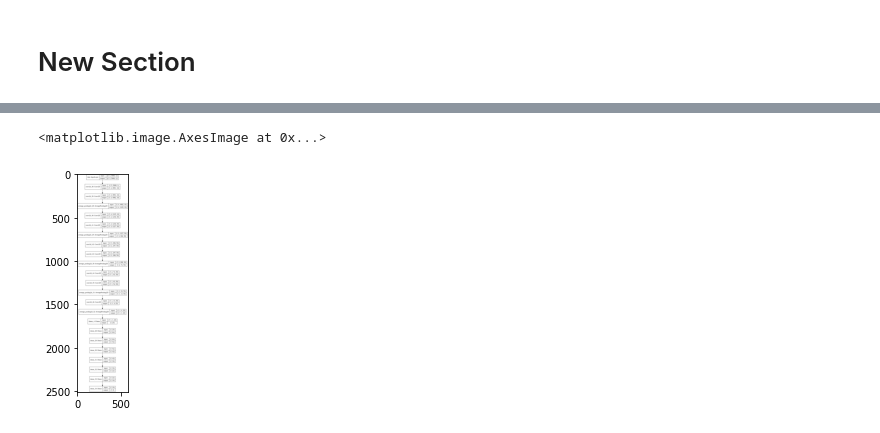
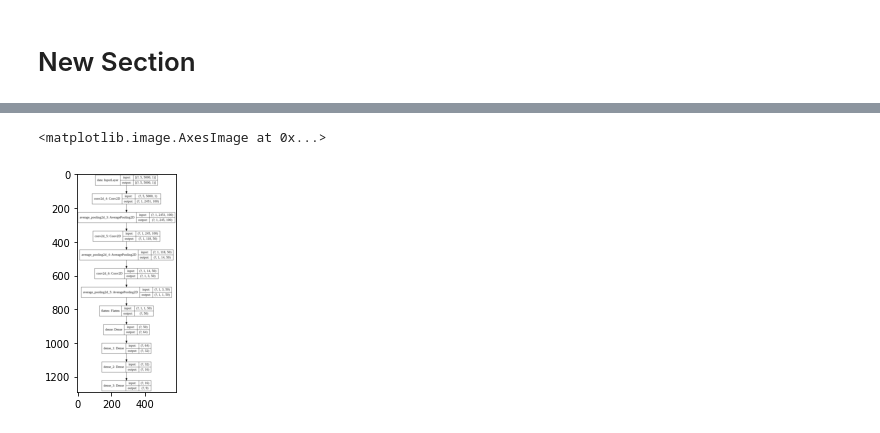
Before and after one commit to Ashraf-Saleh/Fault-Detect, a Jupyter notebook: Fault_Detect.ipynb, the cells around one changed output, grey strips where cells are left out. Cells and saved outputs as stored; diff of their text form; code cells hidden in the pictures.

```diff
--- a/Fault_Detect.ipynb
+++ b/Fault_Detect.ipynb
@@ -31,15 +31,15 @@ Drive already mounted at /content/drive; to attempt to forcibly remount, call dr
 Data_X = numpy.load("/content/drive/My Drive/Colab_Data/Fault_Detect/Train_X_Sample.npy",None,allow_pickle=True)
 Data_Y = numpy.load("/content/drive/My Drive/Colab_Data/Fault_Detect/Train_Y_Sample.npy",None,allow_pickle=True)
 # %%
-#Train_X = Data_X
-#Train_Y = Data_Y
-Train_X = Data_X[:int(len(Data_X)*0.4)]
-Train_Y = Data_Y[:int(len(Data_Y)*0.4)]
-Vald_X = Data_X[int(len(Data_X)*0.4):int(len(Data_X)*0.7)]
-Vald_Y = Data_Y[int(len(Data_Y)*0.4):int(len(Data_Y)*0.7)]
-Test_X = Data_X[int(len(Data_X)*0.7):]
-Test_Y = Data_Y[int(len(Data_Y)*0.7):]
-
+Train_X = Data_X
+Train_Y = Data_Y
+#Train_X = Data_X[:int(len(Data_X)*0.4)]
+#Train_Y = Data_Y[:int(len(Data_Y)*0.4)]
+#Vald_X = Data_X[int(len(Data_X)*0.4):int(len(Data_X)*0.7)]
+#Vald_Y = Data_Y[int(len(Data_Y)*0.4):int(len(Data_Y)*0.7)]
+#Test_X = Data_X[int(len(Data_X)*0.7):]
+#Test_Y = Data_Y[int(len(Data_Y)*0.7):]
+'''
 print(Data_X.shape)
 print(Train_X.shape)
 print(Vald_X.shape)
@@ -49,7 +49,7 @@ print(Data_Y.shape)
 print(Train_Y.shape)
 print(Vald_Y.shape)
 print(Test_Y.shape)
-
+'''
 print(Data_X.shape)
 print(Data_Y.shape)
 # %% [output]
@@ -66,53 +58,58 @@ print(Data_Y.shape)
 # %%
 inputs = keras.Input(shape = (Train_X.shape[1], Train_X.shape[2], Train_X.shape[3]), name="data")
 
-x = layers.Conv2D(filters = 10, kernel_size = (2, 10),strides=(1, 1), activation = "relu") (inputs)
-x = layers.Conv2D(filters = 10, kernel_size = (1, 10),strides=(1, 1), activation = "relu") (x)
-x = layers.AveragePooling2D(pool_size = (1,4)) (x)
-x = layers.Conv2D(filters = 50, kernel_size = (2,10),strides = (1, 1),padding = 'valid', activation='relu') (x)
-x = layers.Conv2D(filters = 50, kernel_size = (1,10),strides = (1, 1),padding = 'valid', activation='relu') (x)
-x = layers.AveragePooling2D(pool_size = (1,4)) (x)
-x = layers.Conv2D(filters = 50,kernel_size= (2, 10),strides = (1, 1), activation="relu")(x)
-x = layers.Conv2D(filters = 50,kernel_size= (1, 10),strides = (1, 1), activation="relu")(x)
-x = layers.AveragePooling2D(pool_size = (1,4))(x)
-x = layers.Conv2D(filters = 50,kernel_size= (2, 10),strides = (1, 1), activation="relu")(x)
-x = layers.Conv2D(filters = 50,kernel_size= (1, 10),strides = (1, 1), activation="relu")(x)
-x = layers.AveragePooling2D(pool_size = (1,4))(x)
-x = layers.Conv2D(filters = 25,kernel_size= (1, 10),strides = (1, 1), activation="relu")(x)
-x = layers.AveragePooling2D(pool_size = (1,4))(x)
-x = layers.Flatten()(x)
-#x = layers.Conv2D(filters = 21, kernel_size = (3, 100), activation='relu') (x)
-#block_1_output = layers.MaxPooling2D(pool_size = (1,4)) (x)
+x = layers.Conv2D(filters = 100, kernel_size = (5, 100),strides=(1, 2), activation = "relu") (inputs)
 
-#x = layers.Conv2D(filters = 11, kernel_size = (2, 200), activation="relu", padding="same")(block_1_output)
-#x = layers.Conv2D(filters = 21, kernel_size = (2, 20), activation="relu", padding="same")(x)
-#block_2_output = layers.add([x, block_1_output])
+x = layers.AveragePooling2D(pool_size = (1,10)) (x)
+x = layers.Conv2D(filters = 50, kernel_size = (1,10),strides = (1, 2),padding = 'valid', activation='relu') (x)
+
+x = layers.AveragePooling2D(pool_size = (1,8)) (x)
+x = layers.Conv2D(filters = 50,kernel_size= (1, 10),strides = (1, 2), activation="relu")(x)
+
+x = layers.AveragePooling2D(pool_size = (1,3))(x)
+
+#x = layers.Conv2D(filters = 50,kernel_size= (1, 10),strides = (1, 2), activation="relu")(x)
+
+#x = layers.AveragePooling2D(pool_size = (1,4))(x)
+#x = layers.Conv2D(filters = 25,kernel_size= (1, 10),strides = (1, 1), activation="relu")(x)
+#x = layers.AveragePooling2D(pool_size = (1,4))(x)
+
+'''
+x = layers.Conv2D(filters = 21, kernel_size = (3, 100), activation='relu') (inputs)
+block_1_output = layers.MaxPooling2D(pool_size = (1,4)) (x)
+
+x = layers.Conv2D(filters = 11, kernel_size = (2, 200), activation="relu", padding="same")(block_1_output)
+x = layers.Conv2D(filters = 21, kernel_size = (2, 20), activation="relu", padding="same")(x)
+block_2_output = layers.add([x, block_1_output])
 
 
-#x = layers.Conv2D(filters = 21,kernel_size= (1, 50), activation="relu", padding="same")(block_2_output)
-#x = layers.Conv2D(filters = 21,kernel_size= (1, 70), activation="relu", padding="same")(x)
-#block_3_output = layers.add([x, block_2_output])
+x = layers.Conv2D(filters = 21,kernel_size= (1, 50), activation="relu", padding="same")(block_2_output)
+x = layers.Conv2D(filters = 21,kernel_size= (1, 70), activation="relu", padding="same")(x)
+block_3_output = layers.add([x, block_2_output])
 
 
-#x = layers.Conv2D(filters = 11, kernel_size = (2, 20), activation="relu", padding="same")(block_3_output)
-#x = layers.Conv2D(filters = 21, kernel_size = (2, 20), activation="relu", padding="same")(x)
+x = layers.Conv2D(filters = 11, kernel_size = (2, 20), activation="relu", padding="same")(block_3_output)
+x = layers.Conv2D(filters = 21, kernel_size = (2, 20), activation="relu", padding="same")(x)
 
-#block_6_output = layers.add([x, block_3_output])
+block_6_output = layers.add([x, block_3_output])
 
-#x = layers.Conv2D(filters = 21,kernel_size= (1, 20), activation="relu", padding="same")(block_6_output)
-#x = layers.Conv2D(filters = 21,kernel_size= (1, 20), activation="relu", padding="same")(x)
-#block_7_output = layers.add([x, block_6_output])
+x = layers.Conv2D(filters = 21,kernel_size= (1, 20), activation="relu", padding="same")(block_6_output)
+x = layers.Conv2D(filters = 21,kernel_size= (1, 20), activation="relu", padding="same")(x)
+block_7_output = layers.add([x, block_6_output])
 
-#x = layers.MaxPooling2D(pool_size = (1,4)) (block_7_output)
-
-
+x = layers.MaxPooling2D(pool_size = (1,4)) (block_7_output)
+ '''
+x = layers.Flatten()(x)
 
 
 x = layers.Dense(64, activation="relu")(x)
-x = layers.Dense(52, activation="relu")(x)
-x = layers.Dense(42, activation="relu")(x)
+#x = layers.Dense(58, activation="relu")(x)
+#x = layers.Dense(52, activation="relu")(x)
+#x = layers.Dense(46, activation="relu")(x)
+#x = layers.Dense(40, activation="relu")(x)
 x = layers.Dense(32, activation="relu")(x)
-x = layers.Dense(22, activation="relu")(x)
+#x = layers.Dense(28, activation="relu")(x)
+#x = layers.Dense(22, activation="relu")(x)
 #block_4_output = layers.Dense(16, activation="relu")(x)
 
 #x = layers.Dense(16, activation="relu")(block_4_output)
@@ -151,5 +148,5 @@ Trainable params: 208,938
 Non-trainable params: 0
 _________________________________________________________________
 <matplotlib.image.AxesImage at 0x...>
-[figure, old version]
+[figure, new version]
 # %%
```
Also changed, not shown: parts of 7 cells of this notebook.
